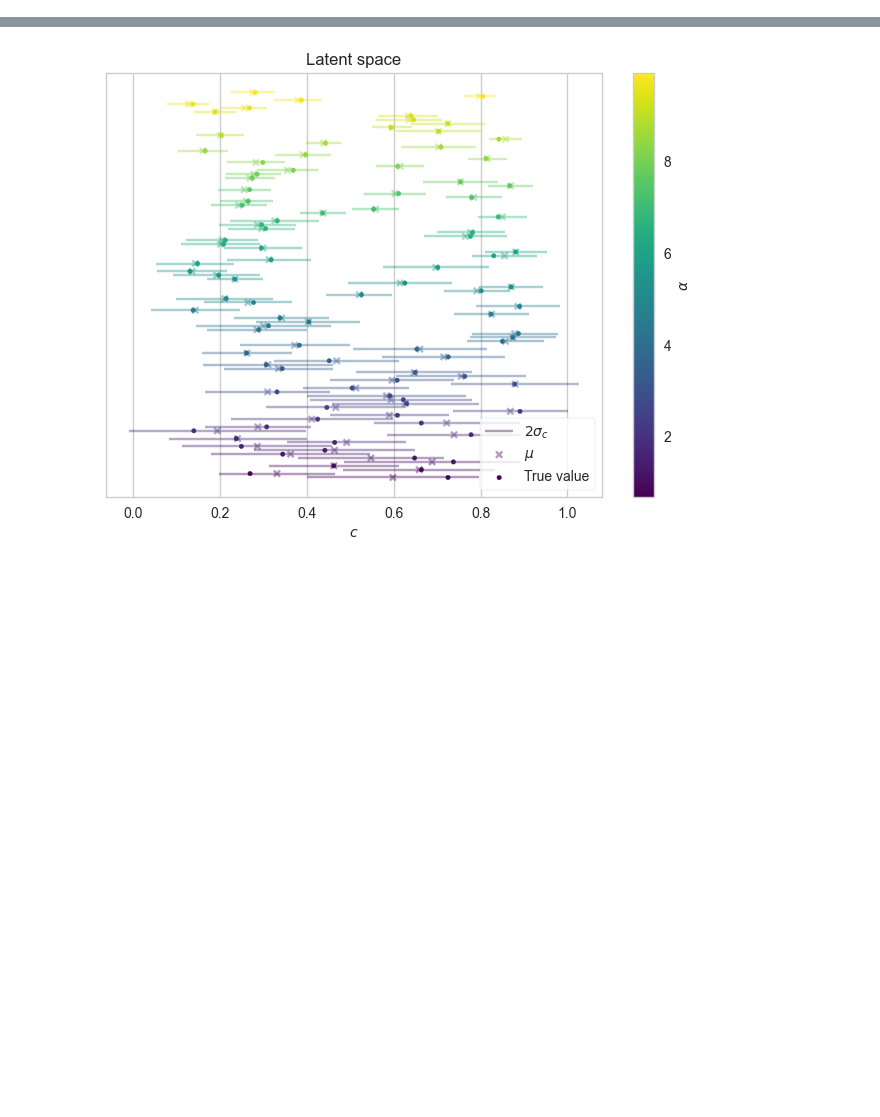
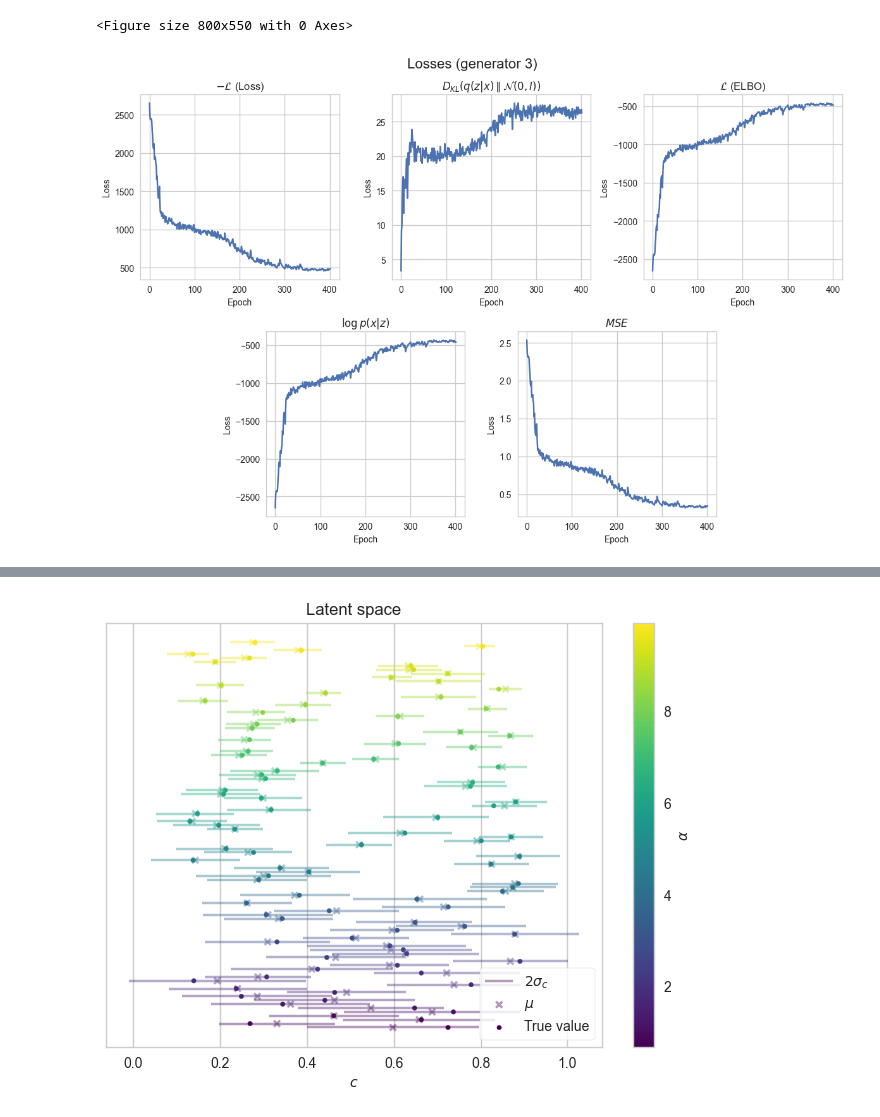
Before and after one commit to AndreasLF/amortized-inference-for-spectroscopy, a Jupyter notebook: notebooks/plot_vae_voigt_decoder_exp.ipynb, the cells around one changed output, grey strips where cells are left out. Cells and saved outputs as stored; diff of their text form; code cells hidden in the pictures; blank space fills up the shorter version.

```diff
--- a/notebooks/plot_vae_voigt_decoder_exp.ipynb
+++ b/notebooks/plot_vae_voigt_decoder_exp.ipynb
@@ -155,0 +217,3 @@ IndexError: index 1 is out of bounds for axis 1 with size 1
+# %%
+plot_losses_3_2(train_loss, 3)
+# %% [output]
@@ -156,3 +221,5 @@ IndexError: index 1 is out of bounds for axis 1 with size 1
+<Figure size 800x550 with 0 Axes>
+[figure, added]
 # %%
 plot = plt_sigma_as_func_of_alpha_and_c(mu, sigma, y)
 # %% [output]
```
Also changed, not shown: parts of 9 cells of this notebook, 1 other file.
